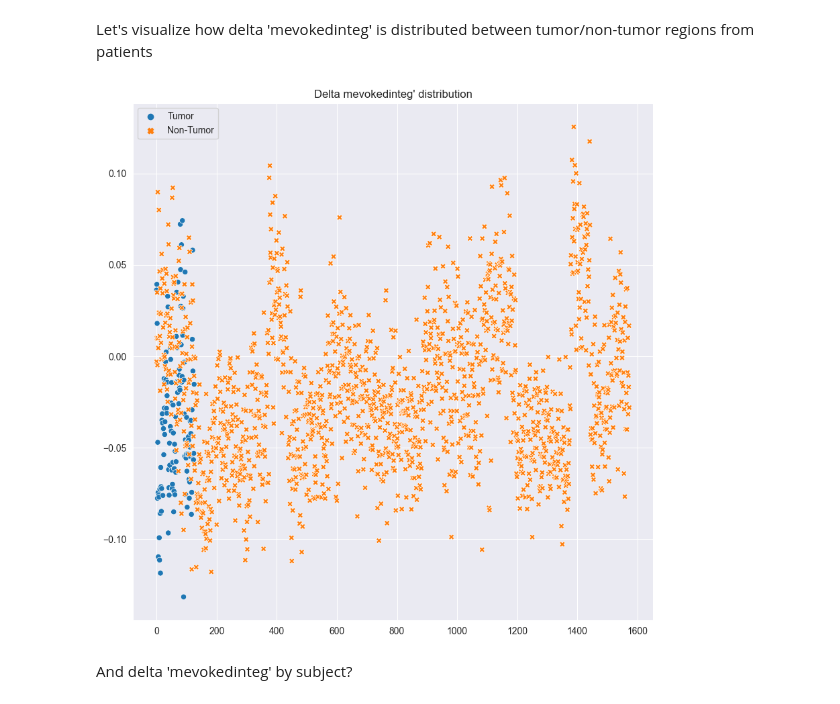
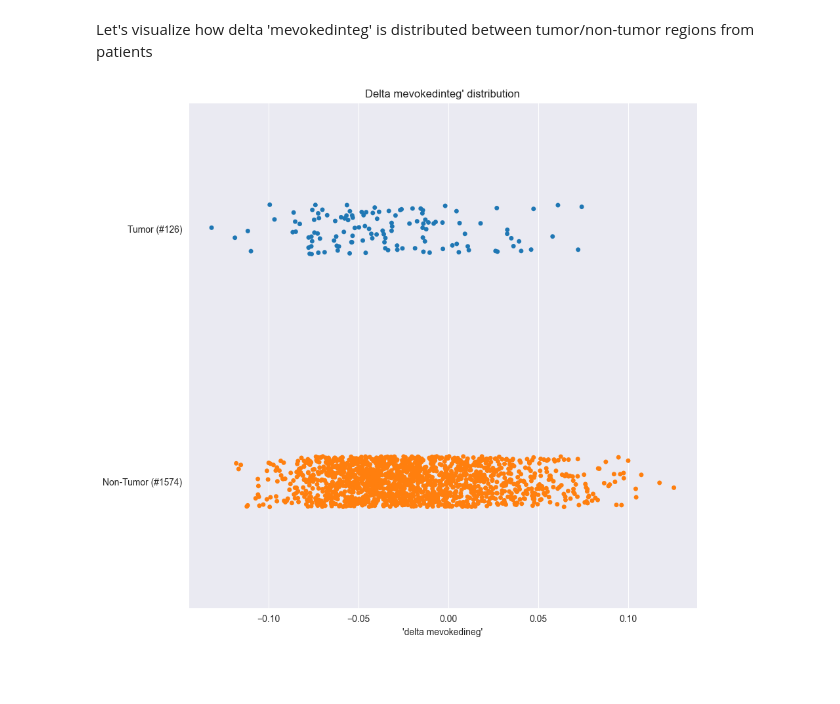
Before and after one commit to ajunca/BrainTumor, a Jupyter notebook: computations/ignition.ipynb, the cells around one changed output. Saved outputs shown, nothing was run; the diff lists cells and outputs as text; code cells hidden in the pictures; blank space fills up the shorter version.

Commit message:
More on delta ignition.

```diff
--- a/computations/ignition.ipynb
+++ b/computations/ignition.ipynb
@@ -263,16 +271,20 @@ Tumor regions vs. Non Tumor Regions: Mann-Whitney-Wilcoxon test two-sided with B
 # %% [markdown]
 Let's visualize how delta 'mevokedinteg' is distributed between tumor/non-tumor regions from patients
 # %%
-plt.figure(figsize=(10, 10))
-seaborn.scatterplot(
-    data={
-        'Tumor': [r['mevokedinteg'] for r in tumor_region_bin],
-        'Non-Tumor': [r['mevokedinteg'] for r in non_tumor_region_bin]
-    }
-)
-plt.title("Delta mevokedinteg' distribution")
-plt.show()
+if True:
+    tumor = [r['mevokedinteg'] for r in tumor_region_bin]
+    non_tumor = [r['mevokedinteg'] for r in non_tumor_region_bin]
+
+    plt.figure(figsize=(10, 10))
+    seaborn.stripplot(
+        data={
+            'Tumor (#'+str(len(tumor))+')': tumor,
+            'Non-Tumor (#'+str(len(non_tumor))+')': non_tumor
+        },
+        orient='h',
+    )
+    plt.xlabel("'delta mevokedineg'")
+    plt.title("Delta mevokedinteg' distribution")
+    plt.show()
 # %% [output]
-[figure, old version]
+[figure, new version]
-# %% [markdown]
-And delta 'mevokedinteg' by subject?
```
Also changed, not shown: parts of 11 cells of this notebook, 1 other file.
